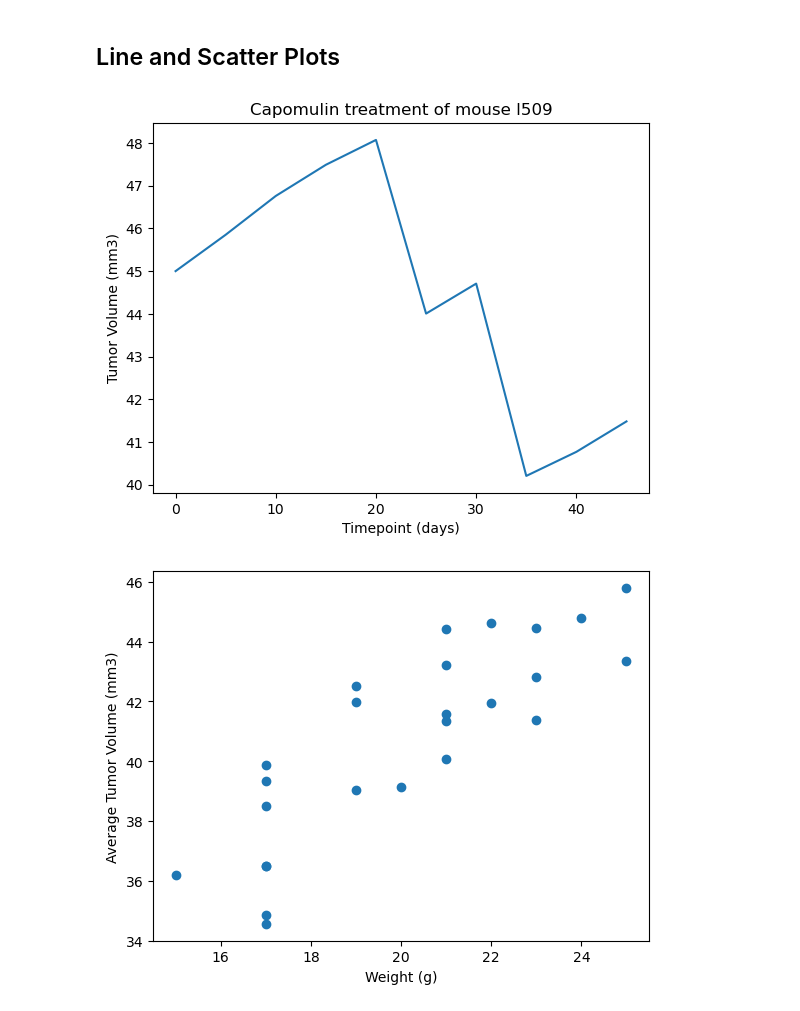
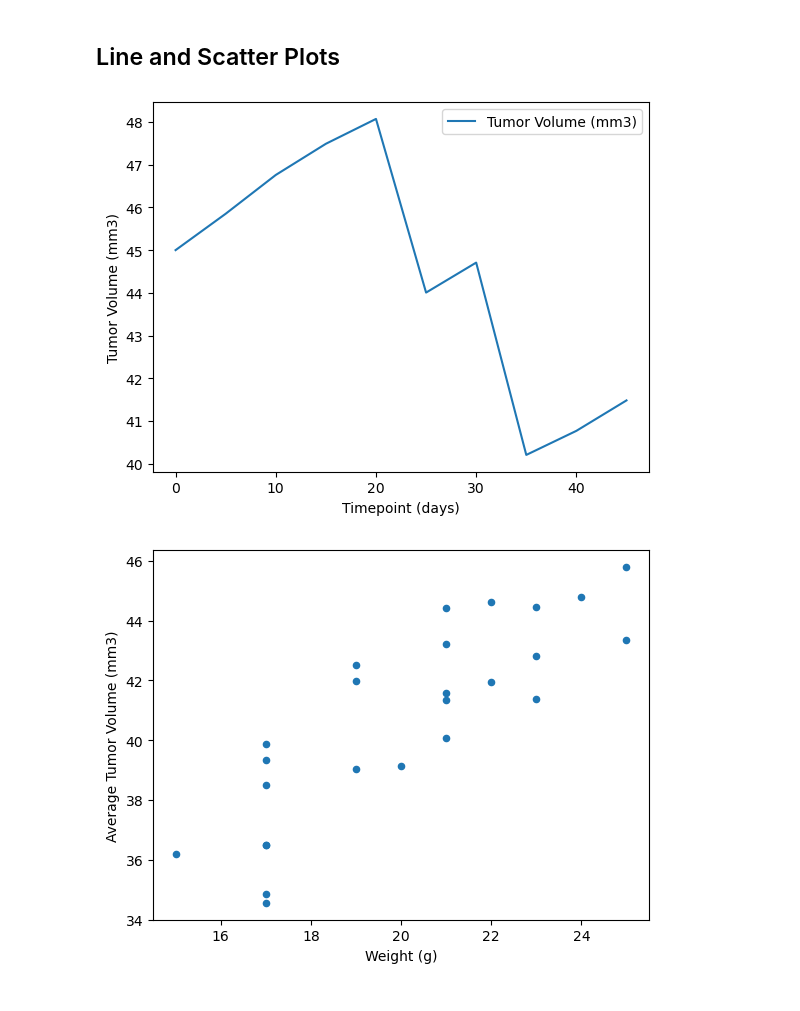
Before and after one commit to eaccooper5/matplotlib_challenge, a Jupyter notebook: Pymaceuticals/pymaceuticals_hw.ipynb, the cells around one changed output. Cells and saved outputs as stored; diff of their text form; code cells hidden in the pictures.

```diff
--- a/Pymaceuticals/pymaceuticals_hw.ipynb
+++ b/Pymaceuticals/pymaceuticals_hw.ipynb
@@ -260,2 +239,6 @@ Index: []
 # %% [output]
 [figure]
+# %%
+#Create dataframe specific to Capomulin for upcoming plots
+capomulin_df = cleaned_mousestudy[cleaned_mousestudy['Drug Regimen'] == 'Capomulin']
+capomulin_df
@@ -263,7 +260,12 @@ Index: []
 ## Line and Scatter Plots
 # %%
 # Generate a line plot of tumor volume vs. time point for a single mouse treated with Capomulin
+solo_mouse = 'l509'
+mouse_df = capomulin_df[capomulin_df['Mouse ID'] == solo_mouse]
+
+mouse_df.plot(kind='line', x='Timepoint', y='Tumor Volume (mm3)', xlabel='Timepoint (days)', ylabel='Tumor Volume (mm3)')
+plt.show()
 # %% [output]
-[figure, old version]
+[figure, new version]
 # %%
 # Generate a scatter plot of mouse weight vs. the average observed tumor volume for the entire Capomulin regimen
```
Also changed, not shown: parts of 9 cells of this notebook.
